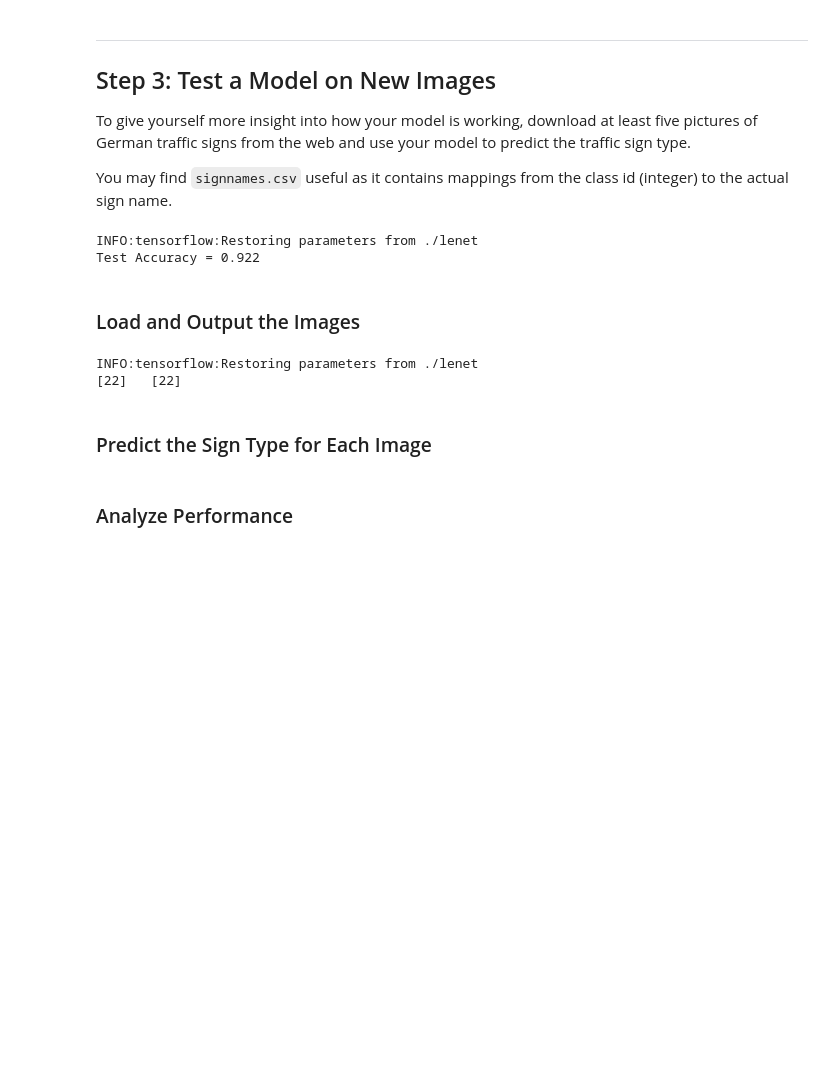
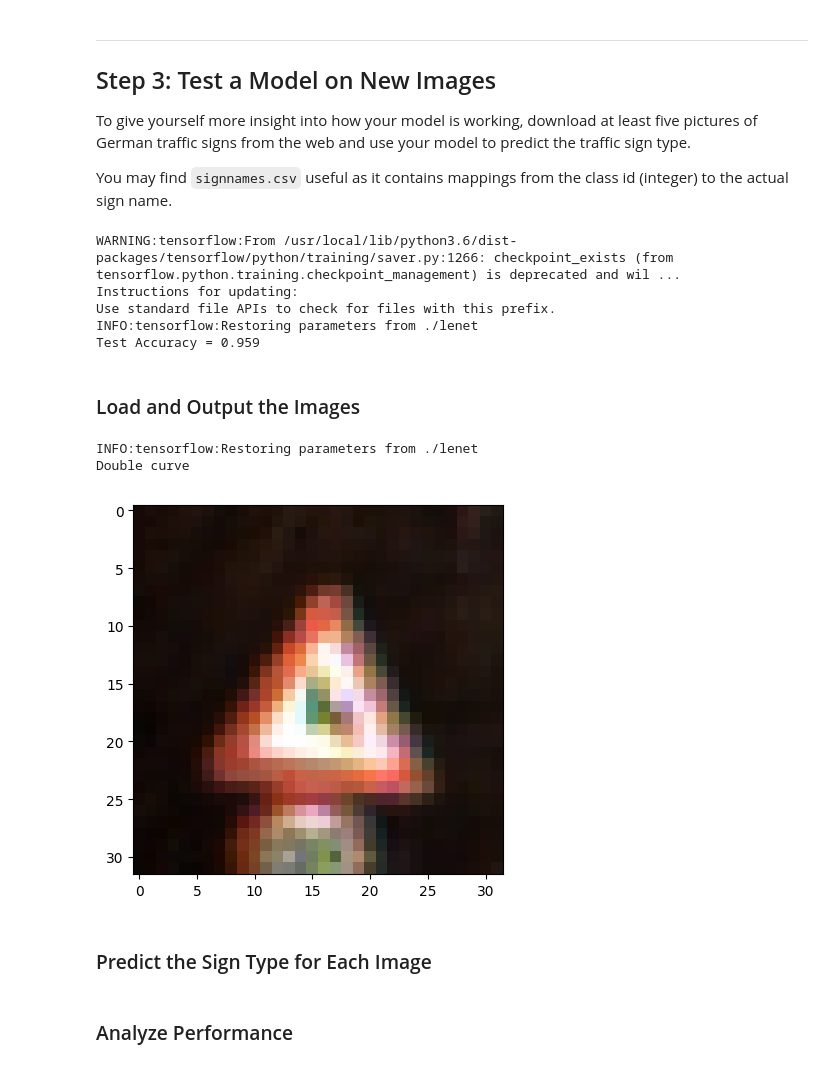
Before and after one commit to bessszilard/Udacity-Self-Driving-Car-Engineer-Nanodegree-Program, a Jupyter notebook: Project-3-Traffic-Sign-Classifier/Traffic_Sign_Classifier.ipynb, the cells around one changed output. Drawn from its saved outputs; the diff is of its cells as text; code cells hidden in the pictures; blank space fills up the shorter version.

```diff
--- a/Project-3-Traffic-Sign-Classifier/Traffic_Sign_Classifier.ipynb
+++ b/Project-3-Traffic-Sign-Classifier/Traffic_Sign_Classifier.ipynb
@@ -304,7 +304,7 @@ def LeNet(x, keep_prob):
 # x = tf.placeholder(tf.float32, (None, 32, 32, 3))
 # logits = LeNet(x, 0.7)
 # %%
-x = tf.placeholder(tf.float32, (None, 32, 32, 3))
+x = tf.placeholder(tf.float32, (None, 32, 32, 1))
 y = tf.placeholder(tf.int32, (None))
 keep_prob = tf.placeholder_with_default(1.0, shape=())
 
@@ -402,7 +416,7 @@ def preprocess_multiple_images(image_list):
 # %%
 # rate = 0.0005
 rate = 0.001
-EPOCHS = 20
+EPOCHS = 15
 BATCH_SIZE = 128
 
 logits = LeNet(x, keep_prob)
@@ -416,7 +430,6 @@ training_operation = optimizer.minimize(loss_operation)
 # reset X_train values
 X_train, y_train = train['features'], train['labels']
 X_valid, y_valid = valid['features'], valid['labels']
-X_test, y_test = test['features'], test['labels']
 
 X_train, y_train = shuffle(X_train, y_train)
 # X_train, y_train = batch_aug_gen_proc(X_train, y_train, 10000)
@@ -486,14 +516,20 @@ To give yourself more insight into how your model is working, download at least
 
 You may find `signnames.csv` useful as it contains mappings from the class id (integer) to the actual sign name.
 # %%
+X_test, y_test = test['features'], test['labels']
+
+X_test = preprocess_multiple_images(X_test)
 with tf.Session() as sess:
     saver.restore(sess, tf.train.latest_checkpoint('.'))
 
     test_accuracy = evaluate(X_test, y_test)
     print("Test Accuracy = {:.3f}".format(test_accuracy))
 # %% [output]
+WARNING:tensorflow:From /usr/local/lib/python3.6/dist-packages/tensorflow/python/training/saver.py:1266: checkpoint_exists (from tensorflow.python.training.checkpoint_management) is deprecated and wil ...
+Instructions for updating:
+Use standard file APIs to check for files with this prefix.
 INFO:tensorflow:Restoring parameters from ./lenet
-Test Accuracy = 0.922
+Test Accuracy = 0.959
 # %% [markdown]
 ### Load and Output the Images
 # %%
@@ -510,41 +546,55 @@ X_train, y_train = train['features'], train['labels']
 
 # X_selected = X_train[y_train == 5]
 # y_selected = y_train[y_train == 5]
 
 
 # plt.imshow(X_selected[0])
 
 # print(X_selected)
 
 X_disp_test = X_train[random_indexes]
 y_disp_test = y_train[random_indexes]
+# loc_processed = preprocess_multiple_images(X_train)
 
-with tf.Session() as sess:
-    sess.run(tf.global_variables_initializer())
-    saver.restore(sess, tf.train.latest_checkpoint('.'))
-    batch_x = X_disp_test
-    batch_x = preprocess_multiple_images(batch_x)
-    logits__ = sess.run(logits, feed_dict={x: batch_x})
-    print(np.argmax(logits__, axis=1), " ", y_disp_test)
+# print(loc_processed[0][:][:][0])
+
+def LeNet_predict(X_input):
+    with tf.Session() as sess:
+        sess.run(tf.global_variables_initializer())
+        saver.restore(sess, tf.train.latest_checkpoint('.'))
+        batch_x = X_input
+        batch_x = [preprocess_single_images(batch_x)]
+        logits__ = sess.run(logits, feed_dict={x: batch_x}) #(x, keep_prob)
+    return np.argmax(logits__, axis=1)
+
+predicted_label = LeNet_predict(X_disp_test)
+
+
+plt.imshow( alpha_beta_auto_correction(X_disp_test[0]))
+print(class_labels['SignName'][predicted_label[0]])
+print()
+# plt.title(label=class_labels['SignName'][predicted_label] )
+
 
 
 #     print(logits__.shape)
 # predict_results = estimator.predict(predict_input_fn)
 # for idx, prediction in enumerate(predict_results):
 #     print(idx)
 #     for key in prediction:
 #         print("...{}: {}".format(key, prediction[key]))
 
 
 #     for j in range(cols):
 #         ax[i][j].imshow( x_current_class[random_indexes[j]] )
 #         ax[i][j].axis('off')
 #         if j == cols // 2:
 #             temp_title = "%d %s" % (i, class_labels['SignName'][i])
 #             ax[i][j].set_title(temp_title)
 # %% [output]
 INFO:tensorflow:Restoring parameters from ./lenet
-[22]   [22]
+Double curve
+[figure, added]
 # %% [markdown]
 ### Predict the Sign Type for Each Image
 # %%
```
Also changed, not shown: parts of 5 cells of this notebook.
